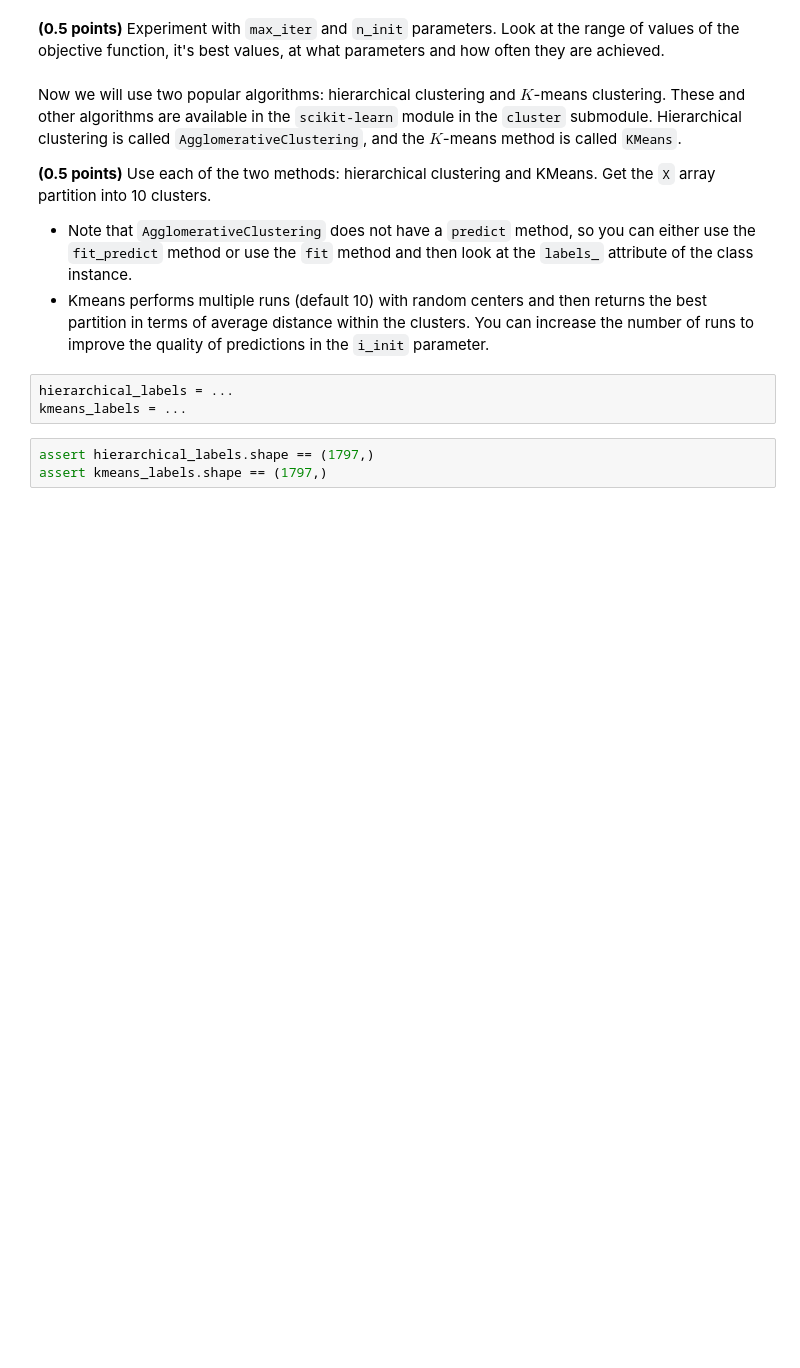
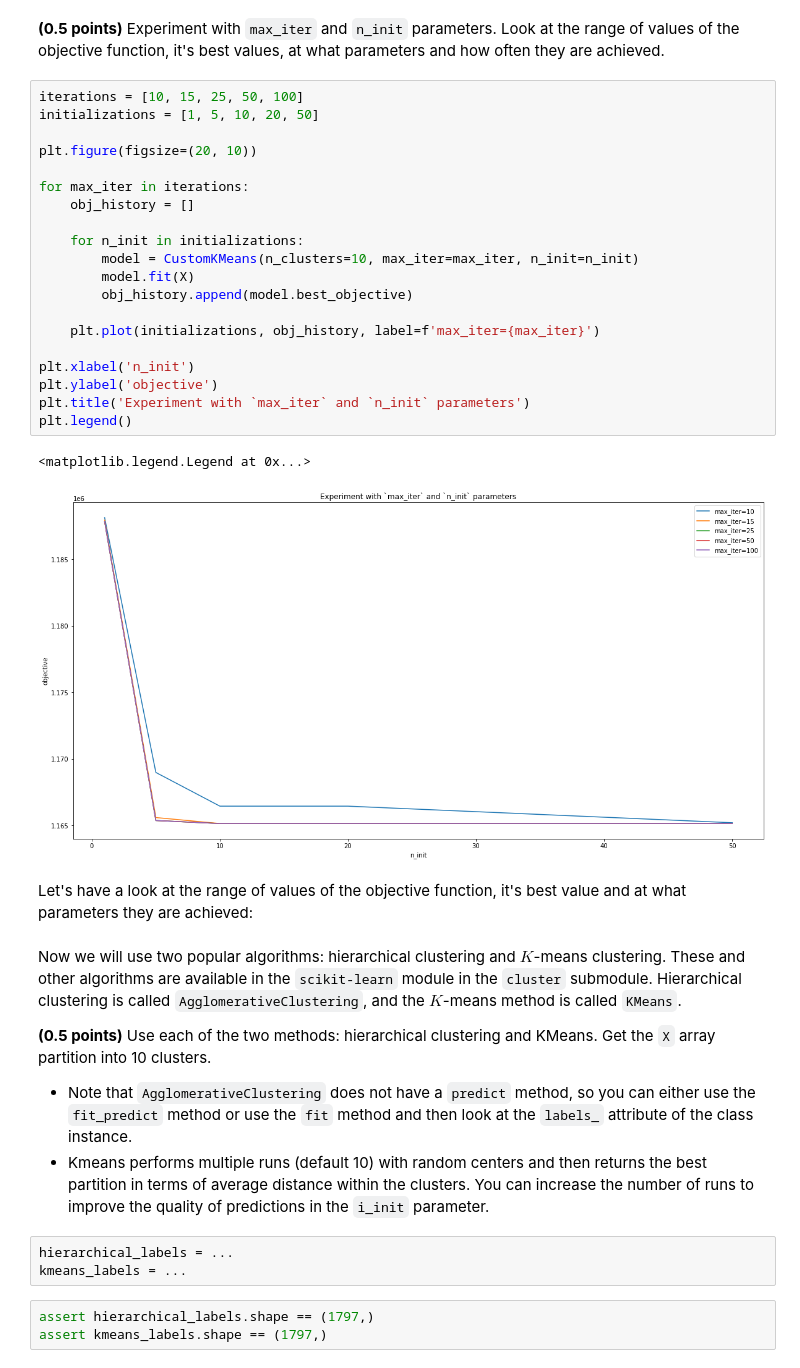
Before and after one commit to kastrubait/ml-intro-2022Q1, a Jupyter notebook: task-8_clustering.ipynb, the cells around one changed output. Drawn from its saved outputs; the diff is of its cells as text; blank space fills up the shorter version.

Commit message:
feat: experiment with max_iter and n_init parameters

```diff
--- a/task-8_clustering.ipynb
+++ b/task-8_clustering.ipynb
@@ -160,5 +174,30 @@ kmeans.cluster_centers_.shape
 # %% [markdown]
 **(0.5 points)** Experiment with `max_iter` and `n_init` parameters. Look at the range of values of the objective function, it's best values, at what parameters and how often they are achieved.
+# %%
+iterations = [10, 15, 25, 50, 100]
+initializations = [1, 5, 10, 20, 50]
+
+plt.figure(figsize=(20, 10))
+
+for max_iter in iterations:
+    obj_history = []
+
+    for n_init in initializations:
+        model = CustomKMeans(n_clusters=10, max_iter=max_iter, n_init=n_init)
+        model.fit(X)
+        obj_history.append(model.best_objective)
+
+    plt.plot(initializations, obj_history, label=f'max_iter={max_iter}')
+
+plt.xlabel('n_init')
+plt.ylabel('objective')
+plt.title('Experiment with `max_iter` and `n_init` parameters')
+plt.legend()
+# %% [output]
+<matplotlib.legend.Legend at 0x...>
+[figure, added]
+# %% [markdown]
+Let's have a look at the range of values of the objective function, it's best value and at what parameters they are achieved:
 # %% [markdown]
 Now we will use two popular algorithms: hierarchical clustering and $K$-means clustering. These and other algorithms are available in the `scikit-learn` module in the `cluster` submodule. Hierarchical clustering is called `AgglomerativeClustering`, and the $K$-means method is called `KMeans`.
 
```
Also changed, not shown: parts of 1 cell of this notebook.
